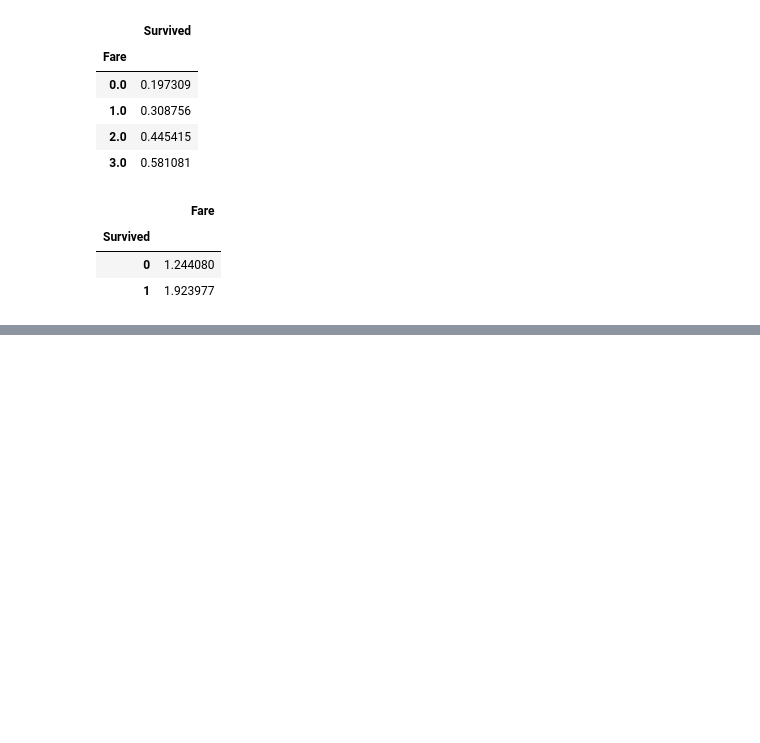
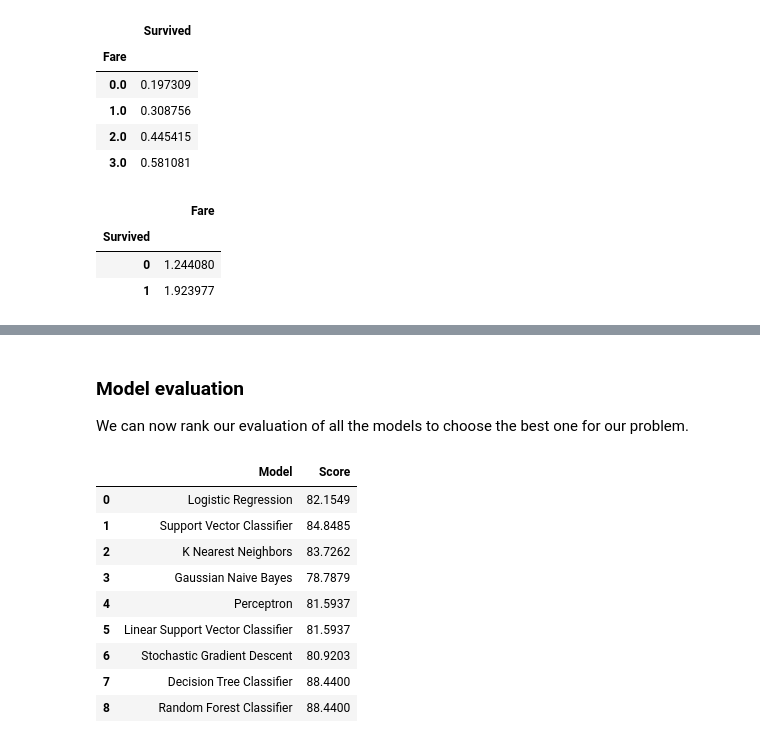
Before and after one commit to sushant2811/KaggleTitanic, a Jupyter notebook: KaggleTitanicSushant.ipynb, the cells around one changed output, grey strips where cells are left out. Saved outputs shown, nothing was run; the diff lists cells and outputs as text; code cells hidden in the pictures; blank space fills up the shorter version.

```diff
--- a/KaggleTitanicSushant.ipynb
+++ b/KaggleTitanicSushant.ipynb
@@ -1409,0 +1721,5 @@ test_df.head(10)
+# %%
+RFC = RandomForestClassifier(n_estimators = 50, criterion = "entropy", verbose = 1)
+RFC.fit(X_train, Y_train)
+accRFC = round(RFC.score(X_train, Y_train), 4)
+accRFC
@@ -1409,0 +1743,5 @@ test_df.head(10)
+# %%
+RFC = RandomForestClassifier(n_estimators = 50, verbose = 1)
+RFC.fit(X_train, Y_train)
+accRFC = round(RFC.score(X_train, Y_train) * 100, 4)
+accRFC
@@ -1409,0 +1752,24 @@ test_df.head(10)
+# %% [markdown]
+### Model evaluation
+
+We can now rank our evaluation of all the models to choose the best one for our problem.
+# %%
+modelsComparison = pd.DataFrame({
+    'Model':['Logistic Regression', 'Support Vector Classifier', 'K Nearest Neighbors', 'Gaussian Naive Bayes',
+            'Perceptron', 'Linear Support Vector Classifier', 'Stochastic Gradient Descent',
+             'Decision Tree Classifier', 'Random Forest Classifier'],
+    'Score':[accLogReg, accSVC, accKnn, accGNB, accPrp, accLSVC, accSGDc, accDTC, accRFC]
+})
+# %%
+modelsComparison
+# %% [output]
+|  | Model | Score |
+| 0 | Logistic Regression | 82.1549 |
+| 1 | Support Vector Classifier | 84.8485 |
+| 2 | K Nearest Neighbors | 83.7262 |
+| 3 | Gaussian Naive Bayes | 78.7879 |
+| 4 | Perceptron | 81.5937 |
+| 5 | Linear Support Vector Classifier | 81.5937 |
+| 6 | Stochastic Gradient Descent | 80.9203 |
+| 7 | Decision Tree Classifier | 88.4400 |
+| 8 | Random Forest Classifier | 88.4400 |
```
Also changed, not shown: parts of 73 cells of this notebook.
